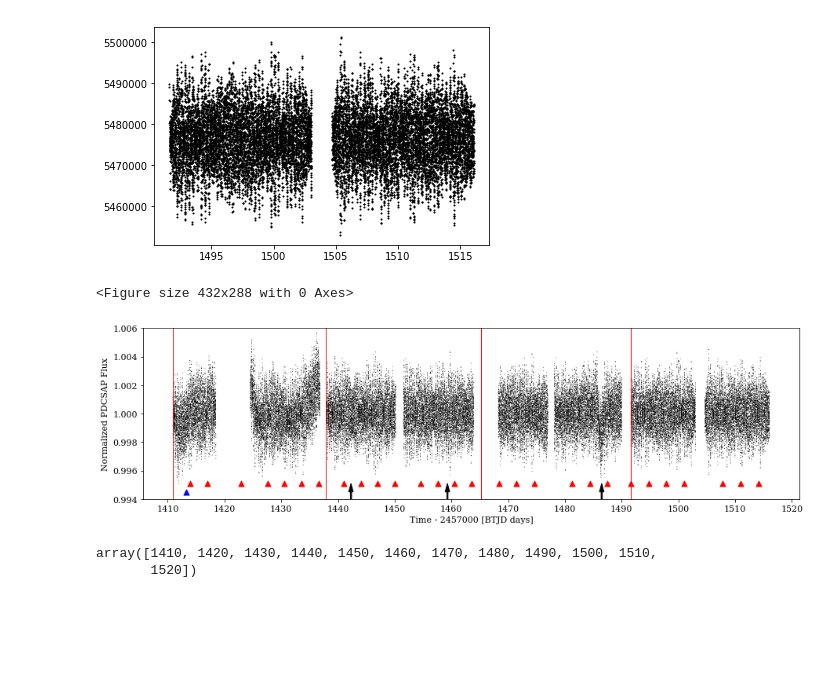
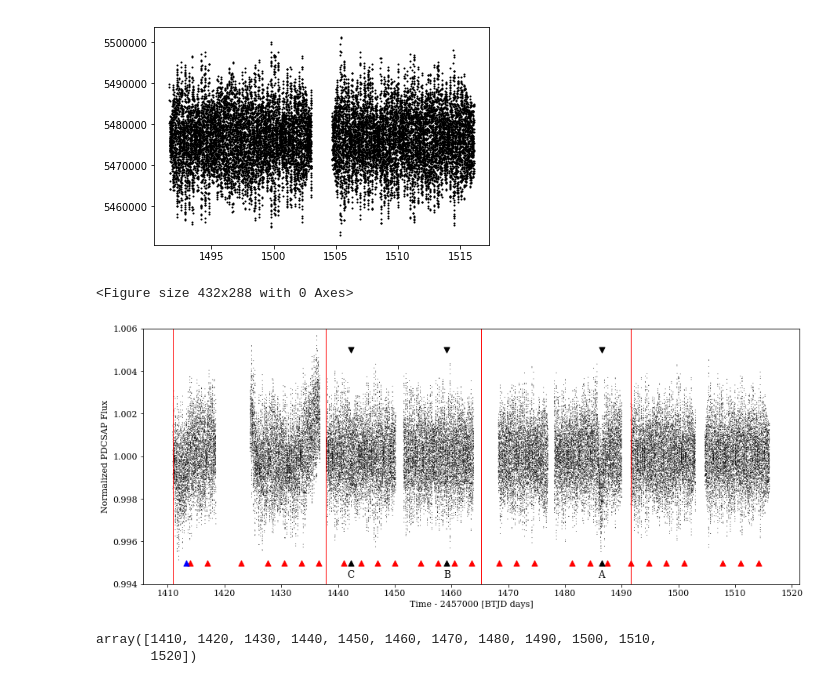
Before and after one commit to sebastian-zieba/betaPic_comet, a Jupyter notebook: construction_of_the_lightcurve.ipynb, the cells around one changed output. Saved outputs shown, nothing was run; the diff lists cells and outputs as text; code cells hidden in the pictures; blank space fills up the shorter version.

```diff
--- a/construction_of_the_lightcurve.ipynb
+++ b/construction_of_the_lightcurve.ipynb
@@ -161,39 +161,55 @@ mom_dumps3 = [1491.624722222332,
 # %%
 plt.rc('font', family='serif', size=11)
 plt.tight_layout()
 
-fig, ax = plt.subplots(1, 1, figsize=(15, 4))
+fig, ax = plt.subplots(1, 1, figsize=(15, 6))
 
 ax.scatter(t, f, s=0.75, c='k', edgecolor = '')
 
 ax.set_ylim(0.994, 1.006)
 
 ax.set_xlabel('Time - 2457000 [BTJD days]')
 ax.set_ylabel('Normalized PDCSAP Flux')
 
 [ax.axvline(_x, linewidth=1, color='red', linestyle='-', alpha=1) for _x in sectors]
 
 
-ax.arrow(1486.5, 0.994, 0, 0.0005, fc='k', ec='k', width=0.2, head_width=0.8, head_length=0.0006) #head_width=1, head_length=0.00001
-ax.arrow(1459.3, 0.994, 0, 0.0005, fc='k', ec='k', width=0.2, head_width=0.8, head_length=0.0006)
-ax.arrow(1442.3, 0.994, 0, 0.0005, fc='k', ec='k', width=0.2, head_width=0.8, head_length=0.0006)
+#ax.arrow(1486.5, 0.994, 0, 0.0005, fc='k', ec='k', width=0.2, head_width=0.8, head_length=0.0006) #head_width=1, head_length=0.00001
+#ax.arrow(1459.2, 0.994, 0, 0.0005, fc='k', ec='k', width=0.2, head_width=0.8, head_length=0.0006)
+#ax.arrow(1442.3, 0.994, 0, 0.0005, fc='k', ec='k', width=0.2, head_width=0.8, head_length=0.0006)
 
 
-ax.scatter(1413.26, 0.99447, marker='^', s=50, c='b')
 
-[ax.scatter(i, 0.9951, marker='^', s=50, c='r') for i in mom_dumps0]
-[ax.scatter(i, 0.9951, marker='^', s=50, c='r') for i in mom_dumps1]
-[ax.scatter(i, 0.9951, marker='^', s=50, c='r') for i in mom_dumps2]
-[ax.scatter(i, 0.9951, marker='^', s=50, c='r') for i in mom_dumps3]
+
+[ax.scatter(i, 0.995, marker='^', s=50, c='r') for i in mom_dumps0]
+[ax.scatter(i, 0.995, marker='^', s=50, c='r') for i in mom_dumps1]
+[ax.scatter(i, 0.995, marker='^', s=50, c='r') for i in mom_dumps2]
+[ax.scatter(i, 0.995, marker='^', s=50, c='r') for i in mom_dumps3]
+
+plt.rc('font', family='serif', size=12)
+
+ax.text(1442.3, 0.9943, 'C', horizontalalignment='center')
+ax.text(1459.2, 0.9943, 'B', horizontalalignment='center')
+ax.text(1486.5, 0.9943, 'A', horizontalalignment='center')
 
 ax.set_xticks(np.arange(1410, 1530, 10))
 
+ax.scatter(1413.26, 0.995, marker='^', s=50, c='b')
+
+ax.scatter(1486.5, 0.995, marker='^', s=50, c='k')
+ax.scatter(1459.2, 0.995, marker='^', s=50, c='k')
+ax.scatter(1442.3, 0.995, marker='^', s=50, c='k')
+
+ax.scatter(1486.5, 1.005, marker='v', s=50, c='k')
+ax.scatter(1459.2, 1.005, marker='v', s=50, c='k')
+ax.scatter(1442.3, 1.005, marker='v', s=50, c='k')
+
 plt.show()
 
-fig.savefig('betaPic_lc_all2.pdf', bbox_inches='tight')
+fig.savefig('betaPic_lc_all4.pdf', bbox_inches='tight')
 # %% [output]
 <Figure size 432x288 with 0 Axes>
-[figure, old version]
+[figure, new version]
 # %%
 np.arange(1410, 1530, 10)
 # %% [output]
```
Also changed, not shown: 2 other files.
